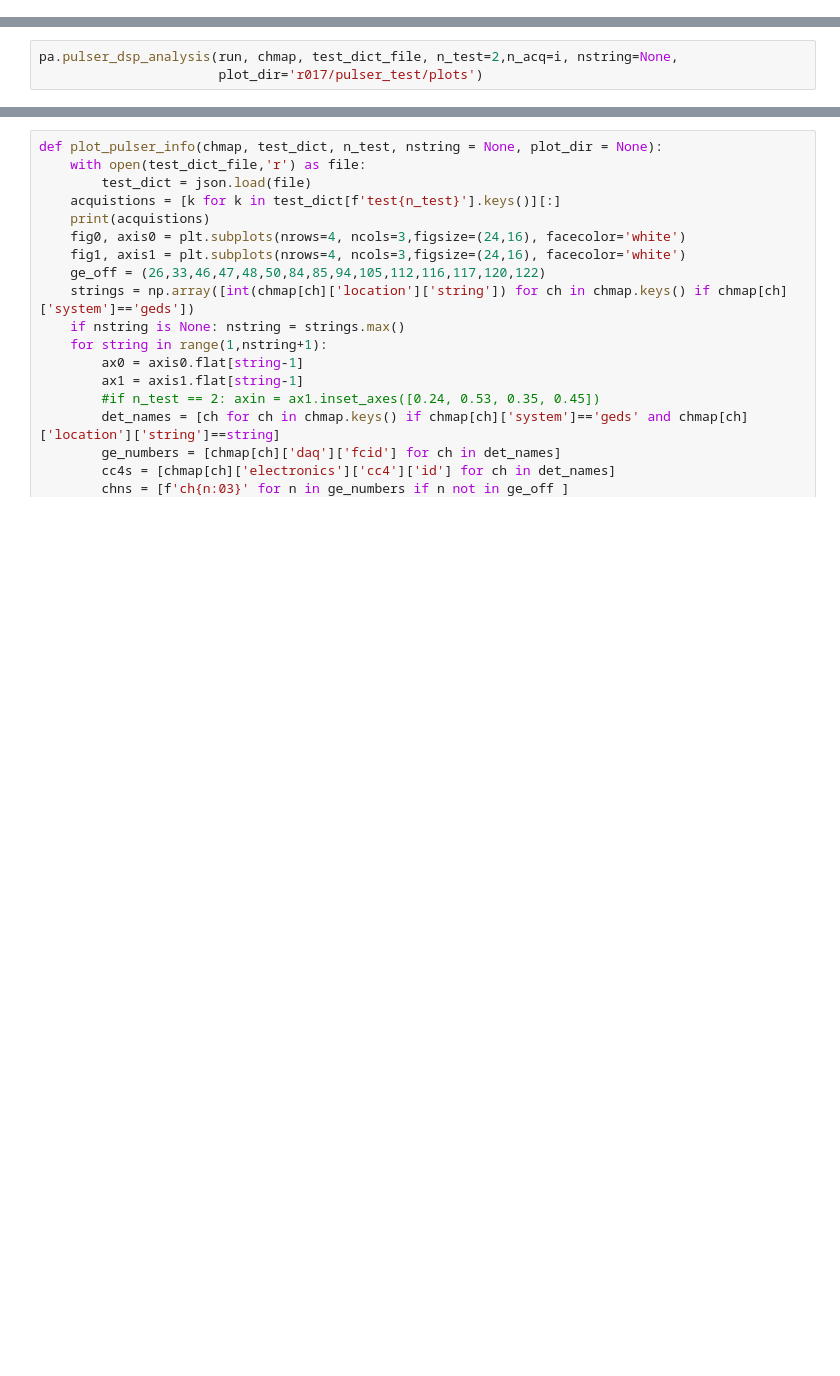
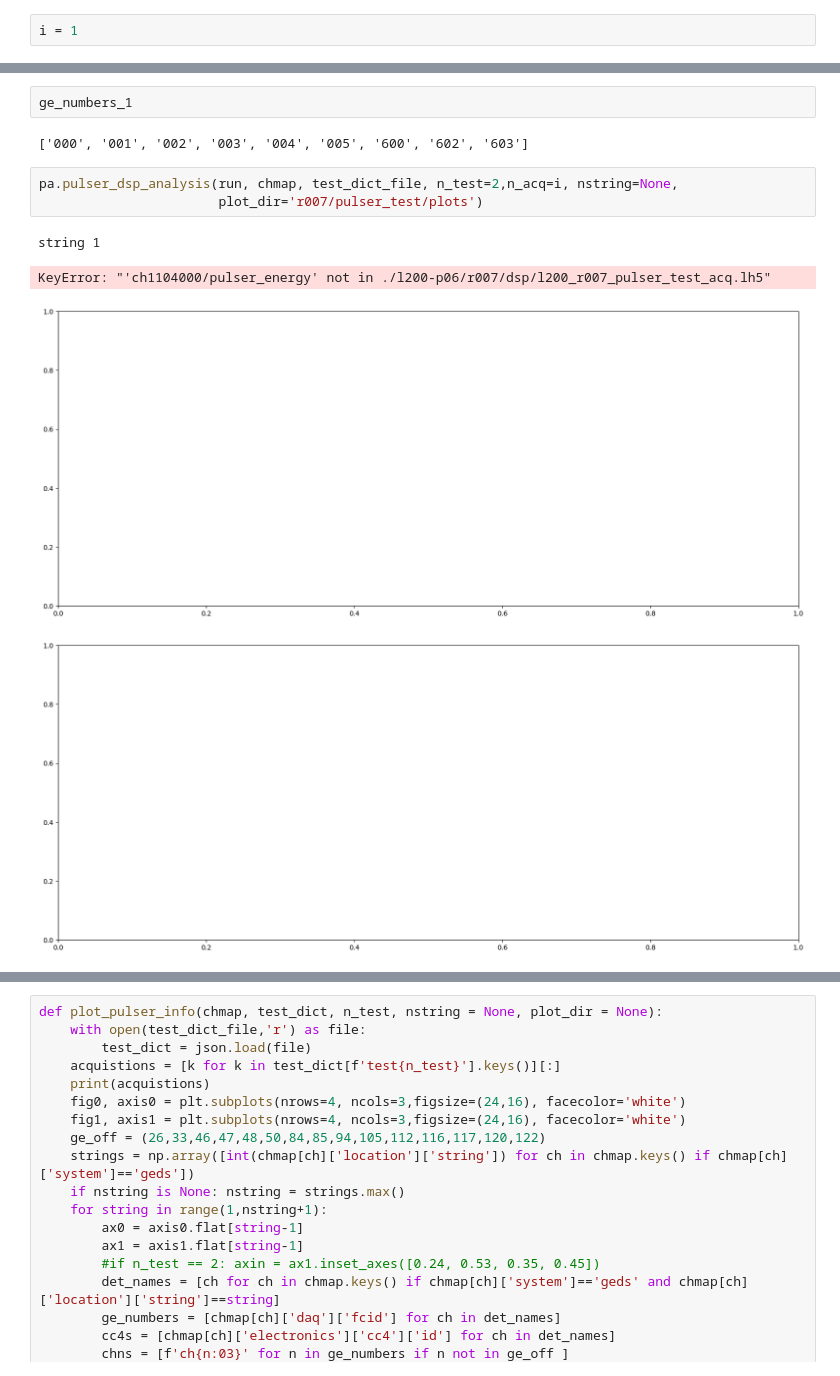
Before and after one commit to fraborra/legend-pulser, a Jupyter notebook: l200-p06-r007_pulser_test.ipynb, the cells around one changed output, grey strips where cells are left out. Drawn from its saved outputs; the diff is of its cells as text; blank space fills up the shorter version.

```diff
--- a/l200-p06-r007_pulser_test.ipynb
+++ b/l200-p06-r007_pulser_test.ipynb
@@ -100,0 +376,2 @@ Time to produce DSP data 13.9 s
+# %%
+i = 1
@@ -101,3 +420,12 @@ Time to produce DSP data 13.9 s
+# %%
+ge_numbers_1
+# %% [output]
+['000', '001', '002', '003', '004', '005', '600', '602', '603']
 # %%
 pa.pulser_dsp_analysis(run, chmap, test_dict_file, n_test=2,n_acq=i, nstring=None,
-                       plot_dir='r017/pulser_test/plots')
+                       plot_dir='r007/pulser_test/plots')
+# %% [output]
+string 1
+KeyError: "'ch1104000/pulser_energy' not in ./l200-p06/r007/dsp/l200_r007_pulser_test_acq.lh5"
+[figure, added]
+[figure, added]
```
Also changed, not shown: parts of 49 cells of this notebook, 3 other files.
